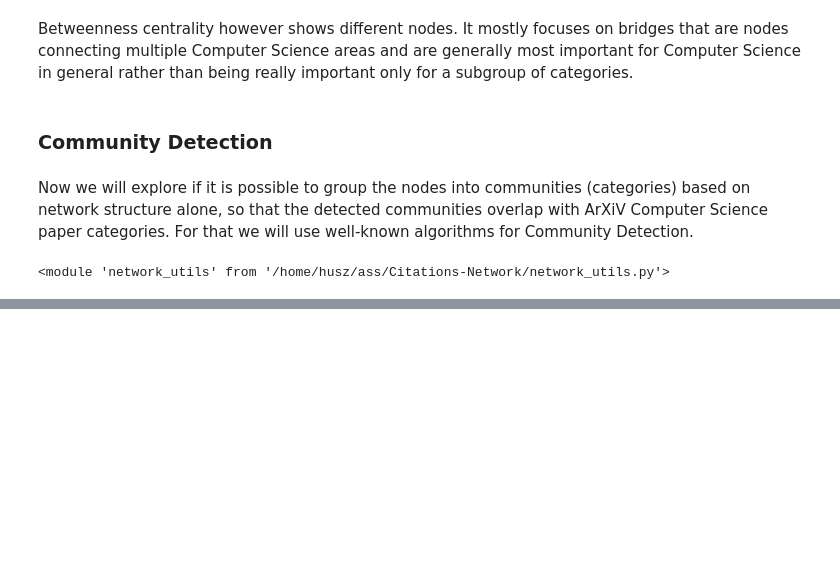
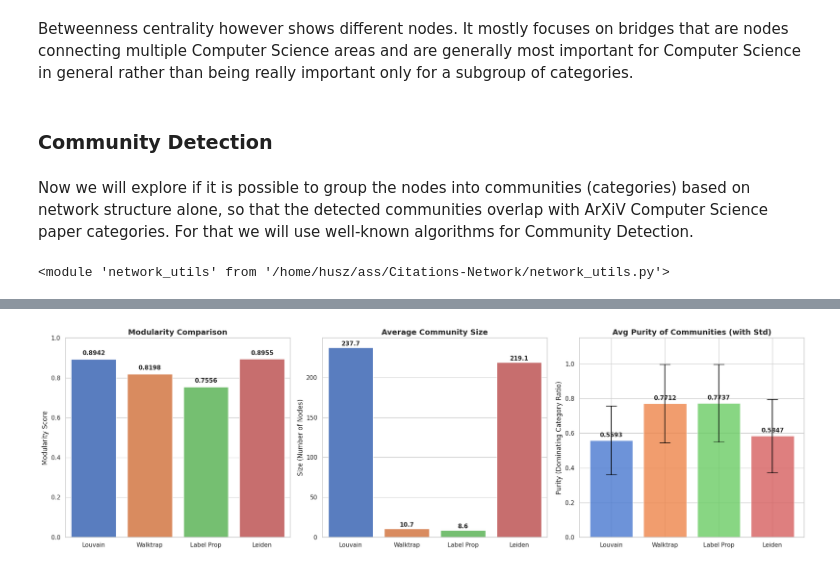
Before and after one commit to husz78/Citations-Network, a Jupyter notebook: graph_analysis.ipynb, the cells around one changed output, grey strips where cells are left out. Saved outputs shown, nothing was run; the diff lists cells and outputs as text; code cells hidden in the pictures; blank space fills up the shorter version.

```diff
--- a/graph_analysis.ipynb
+++ b/graph_analysis.ipynb
@@ -462,0 +585,50 @@ Modularity of Louvain: 0.9060
+# %%
+alg_names = ['Louvain', 'Walktrap', 'Label Prop', 'Leiden']
+modularities = [louvain_mod, walktrap_mod, label_prop_mod, leiden_mod]
+avg_sizes = [louvain_size, walktrap_size, label_prop_size, leiden_size]
+avg_purity = [
+    louvain_df['percentage'].mean(),
+    walktrap_df['percentage'].mean(),
+    label_prop_df['percentage'].mean(),
+    leiden_df['percentage'].mean()
+]
+std_purity = [
+    louvain_df['percentage'].std(),
+    walktrap_df['percentage'].std(),
+    label_prop_df['percentage'].std(),
+    leiden_df['percentage'].std()
+]
+# %%
+sns.set_theme(style="whitegrid")
+colors = sns.color_palette("muted", 4)
+fig, axes = plt.subplots(1, 3, figsize=(20, 6))
+# Plot 1: Modularity Comparison
+sns.barplot(x=alg_names, y=modularities, ax=axes[0], palette=colors, hue=alg_names, legend=False)
+axes[0].set_title("Modularity Comparison", fontsize=14, fontweight='bold')
+axes[0].set_ylabel("Modularity Score", fontsize=12)
+axes[0].set_ylim(0, 1.0)
+for i, v in enumerate(modularities):
+    axes[0].text(i, v + 0.02, f"{v:.4f}", ha='center', fontweight='bold', fontsize=11)
+
+# Plot 2: Average Community Size
+sns.barplot(x=alg_names, y=avg_sizes, ax=axes[1], palette=colors, hue=alg_names, legend=False)
+axes[1].set_title("Average Community Size", fontsize=14, fontweight='bold')
+axes[1].set_ylabel("Size (Number of Nodes)", fontsize=12)
+# Scale text placement dynamically based on max value
+max_size = max(avg_sizes)
+for i, v in enumerate(avg_sizes):
+    axes[1].text(i, v + (max_size * 0.01), f"{v:.1f}", ha='center', fontweight='bold', fontsize=11)
+
+
+# Plot 3: Average Purity of Communities with Standard Deviation
+axes[2].bar(alg_names, avg_purity, yerr=std_purity, align='center', alpha=0.8,
+           ecolor='black', capsize=10, color=colors)
+axes[2].set_title("Avg Purity of Communities (with Std)", fontsize=14, fontweight='bold')
+axes[2].set_ylabel("Purity (Dominating Category Ratio)", fontsize=12)
+axes[2].set_ylim(0, 1.15)
+for i, v in enumerate(avg_purity):
+    axes[2].text(i, v + 0.02, f"{v:.4f}", ha='center', fontweight='bold', fontsize=11)
+plt.tight_layout()
+plt.show()
+# %% [output]
+[figure, added]
```
Also changed, not shown: parts of 15 cells of this notebook, 2 other files.
